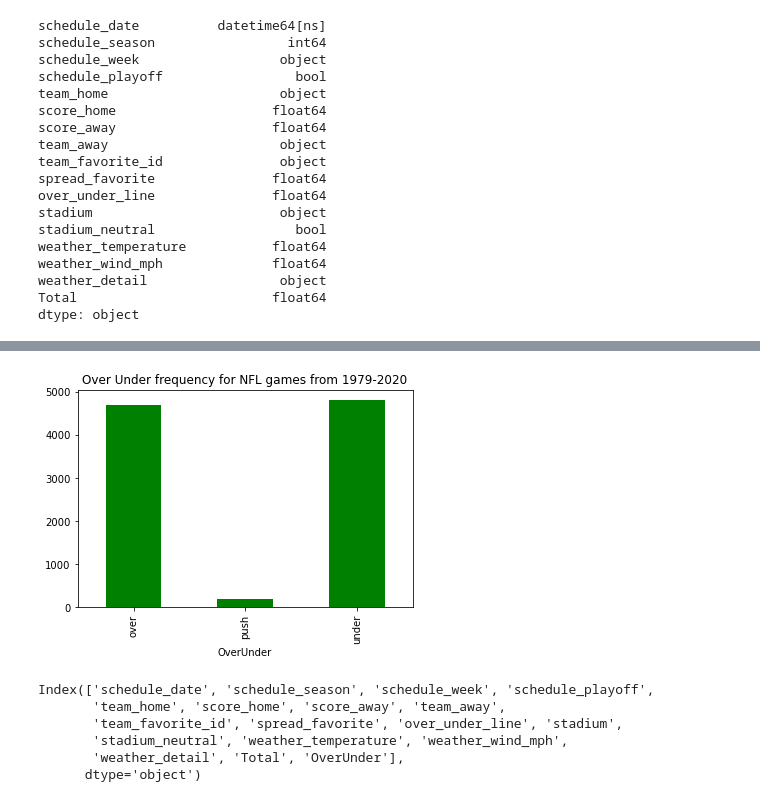
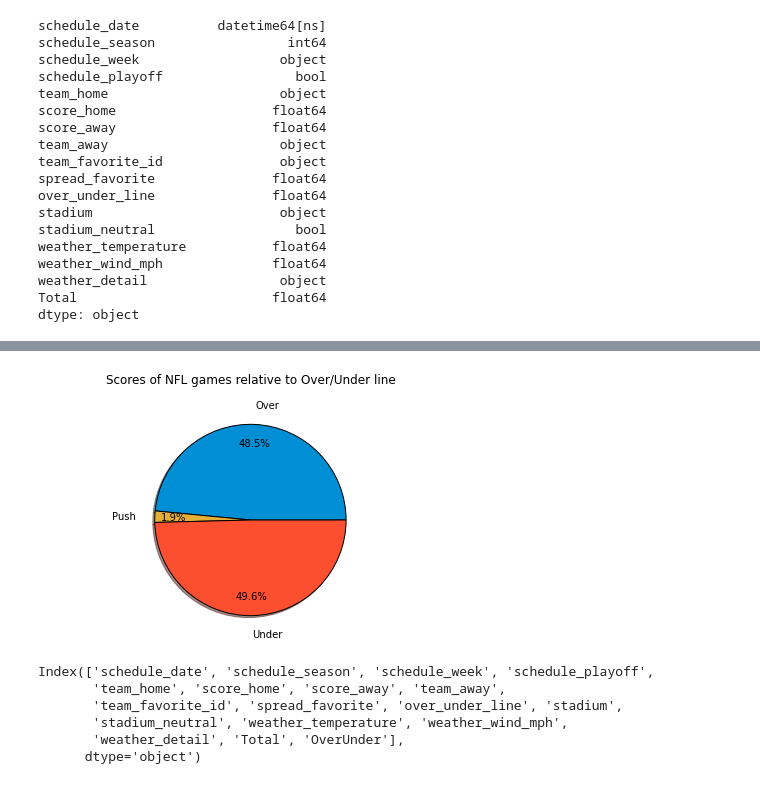
Before and after one commit to KenSaville/NFL-Betting-Analysis, a Jupyter notebook: NFL_betting.ipynb, the cells around one changed output, grey strips where cells are left out. Cells and saved outputs as stored; diff of their text form; code cells hidden in the pictures.

```diff
--- a/NFL_betting.ipynb
+++ b/NFL_betting.ipynb
@@ -368,11 +368,25 @@ See the caveats in the documentation: https://pandas.pydata.org/pandas-docs/stab
 gby_OU = nfl_1979.groupby('OverUnder')
 # %%
 over_under_count = gby_OU['team_home'].count()
-# %%
-ax = over_under_count.plot.bar(title = "Over Under frequency for NFL games from 1979-2020",
-                              color='green')
-# %% [output]
-[figure, removed]
+# %%
+# Pie chart, where the slices will be ordered and plotted counter-clockwise:
+labels = ['Over', 'Push', 'Under']
+sizes = over_under_count
+colors = ['#008fd5', '#e5ae37', '#fc4f30']
+
+fig1, ax1 = plt.subplots()
+ax1.pie(sizes, labels=labels, autopct='%1.1f%%',
+        shadow=True, startangle=360, wedgeprops={'edgecolor':'black'}, colors=colors,
+        pctdistance = 0.8, labeldistance = 1.2)
+ax1.axis('equal')  # Equal aspect ratio ensures that pie is drawn as a circle.
+ax1.set_title('Scores of NFL games relative to Over/Under line', pad =30)
+plt.tight_layout()
+#plt.style.use("seaborn-colorblind") - this didn't seem to make a difference
+
+plt.savefig("over_under_pie.png")
+plt.show()
+# %% [output]
+[figure, added]
 # %%
 # Change names to team ids
 nfl_1979.columns
```
Also changed, not shown: parts of 6 cells of this notebook, 4 other files.
